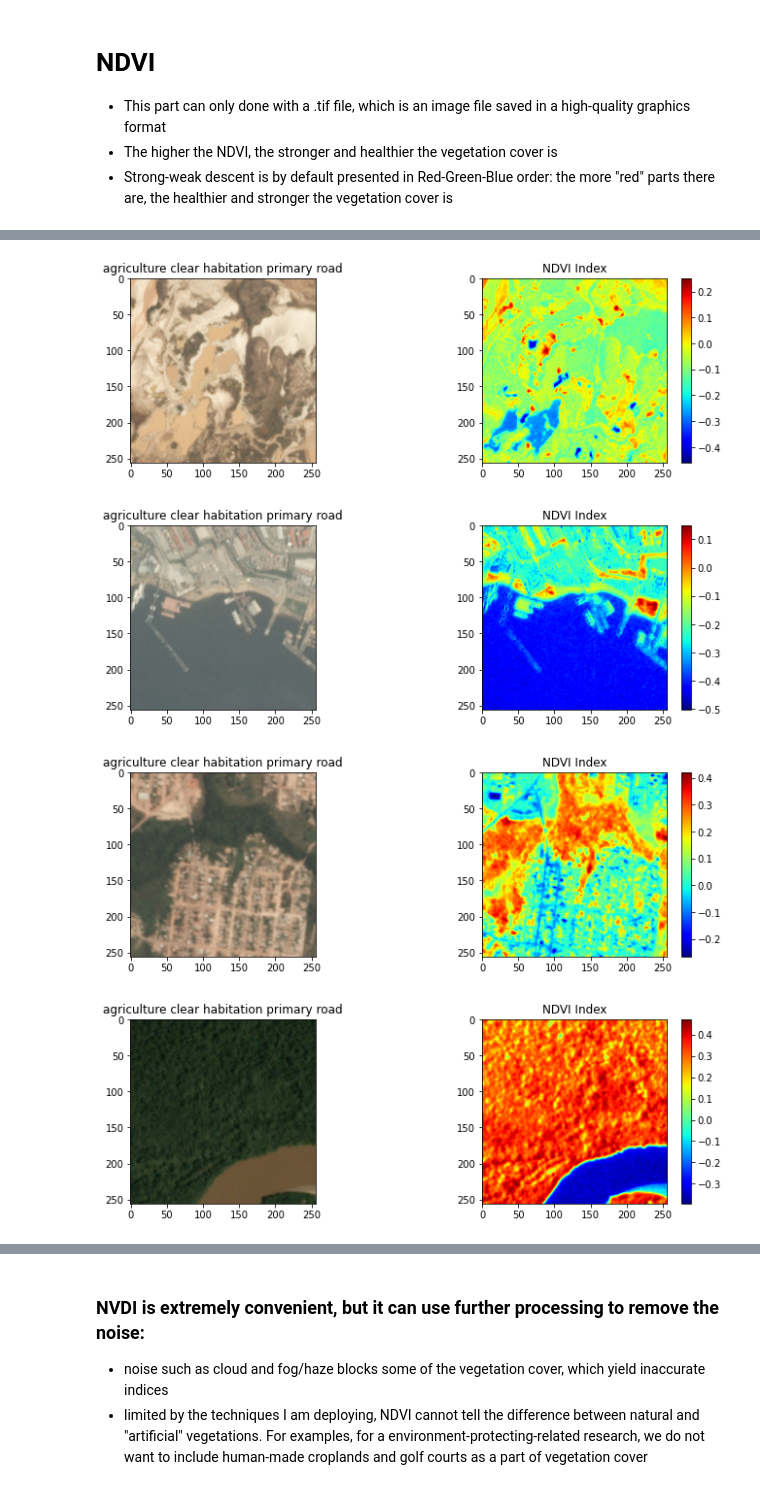
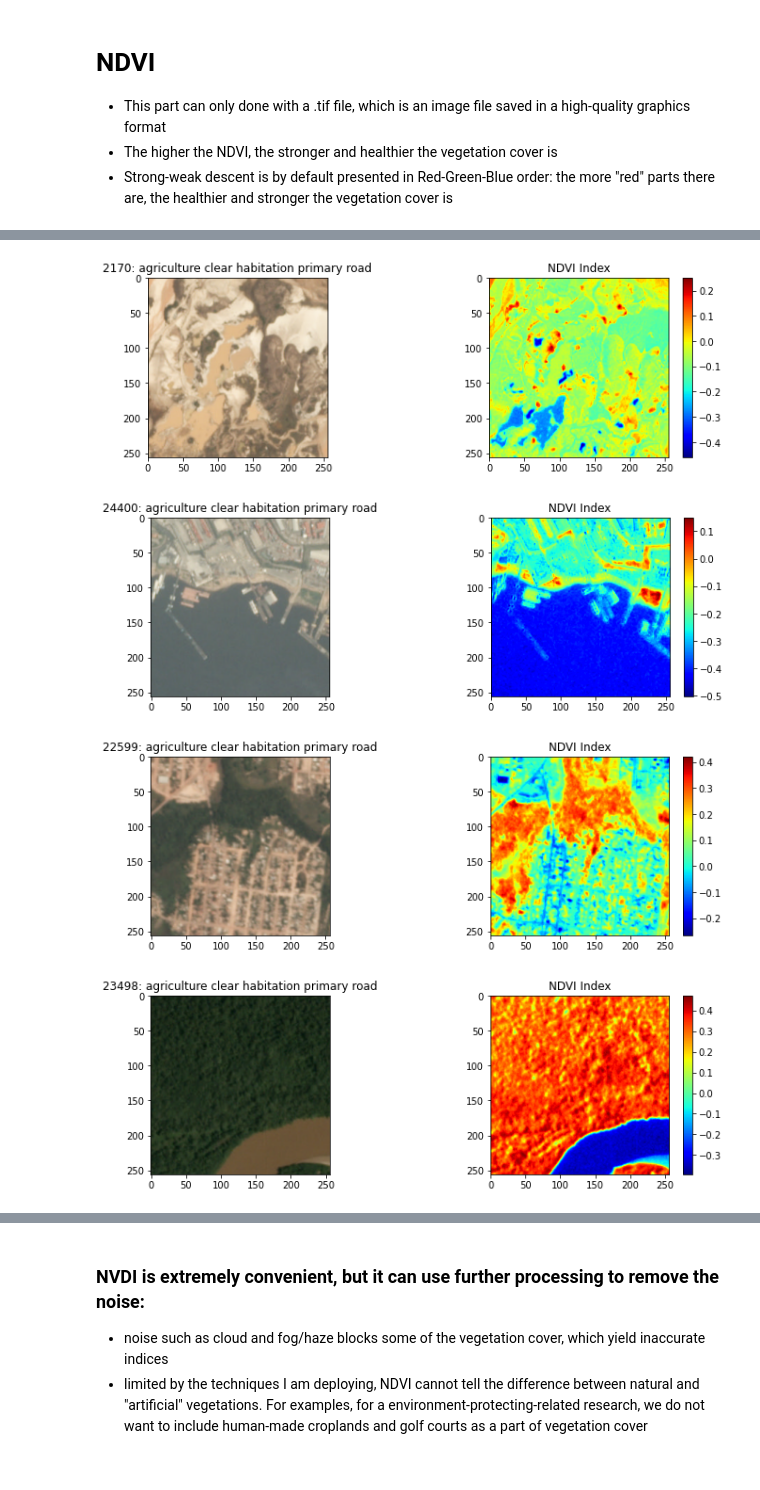
Before and after one commit to ZhiliWang/geospatial-imagery-ndvi, a Jupyter notebook: official_ndvi.ipynb, the cells around one changed output, grey strips where cells are left out. Cells and saved outputs as stored; diff of their text form; code cells hidden in the pictures.

```diff
--- a/official_ndvi.ipynb
+++ b/official_ndvi.ipynb
@@ -133,16 +166,19 @@ for i in selected:
     imgs_ls.append(imgs_path[i])
 
 # get their actual indices for labels
-imgs_label_index = []
+imgs_label_indices = []
 for z in imgs_ls:
     dex = (z.split("train_")[1].split('.'))[0]
-    imgs_label_index.append(int(dex))
+    imgs_label_indices.append(int(dex))
 
 plt.figure(figsize=(12,11))
 for j in range(9):
     plt.subplot(3, 3, j + 1)
     plt.imshow(plt.imread(imgs_ls[j]))
-    temp = imgs_label_index[j]
-    plt.title(map_csv['tags'][temp])
+    temp = imgs_label_indices[j]
+    plt.title("{}: {}".format(imgs_label_indices[j], map_csv['tags'][temp]))
+    plt.tight_layout()
 plt.show()
+
+print("Verified: actual indices of these 9 images are {}".format(imgs_label_indices))
 # %% [output]
@@ -169,11 +206,11 @@ imgs = [io.imread(path) / io.imread(path).max() for path in tifs_ls]
 #r, g, b, nir = img[:, :, 0], img[:, :, 1], img[:, :, 2], img[:, :, 3]
 ndvis = [(img[:,:,3] - img[:,:,0])/((img[:,:,3] + img[:,:,0])) for img in imgs]
 
-for i in range(9):
-    img_id = i
+for m in range(9):
+    img_id = m
     plt.figure(figsize=(12,3.5))
     plt.subplot(121)
-    plt.title(map_csv['tags'][temp])
+    plt.title("{}: {}".format(imgs_label_indices[m], map_csv['tags'][temp]))
     plt.imshow(plt.imread(imgs_ls[img_id]))
     plt.subplot(122)
     plt.title('NDVI Index')
@@ -186,4 +223,4 @@ for i in range(9):
-[figure, old version]
+[figure, new version]
-[figure, old version]
+[figure, new version]
-[figure, old version]
+[figure, new version]
-[figure, old version]
+[figure, new version]
```
Also changed, not shown: parts of 43 cells of this notebook.
